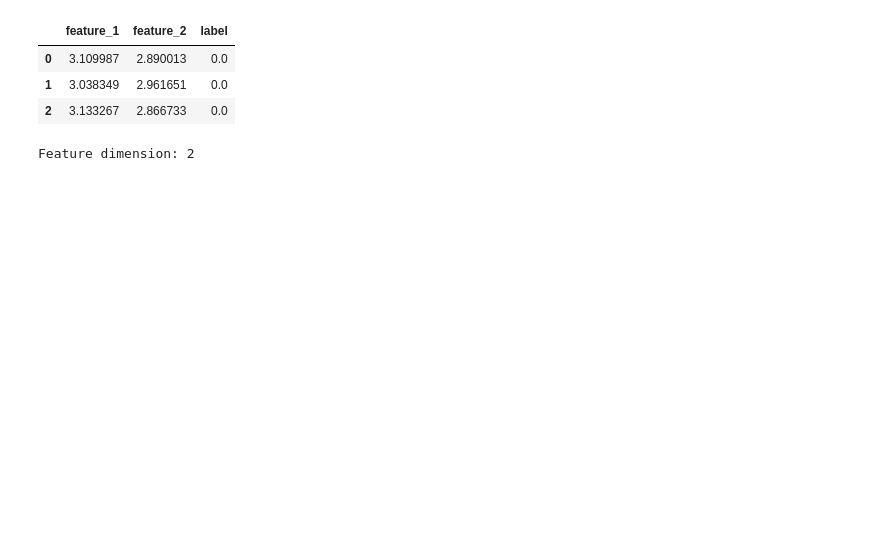
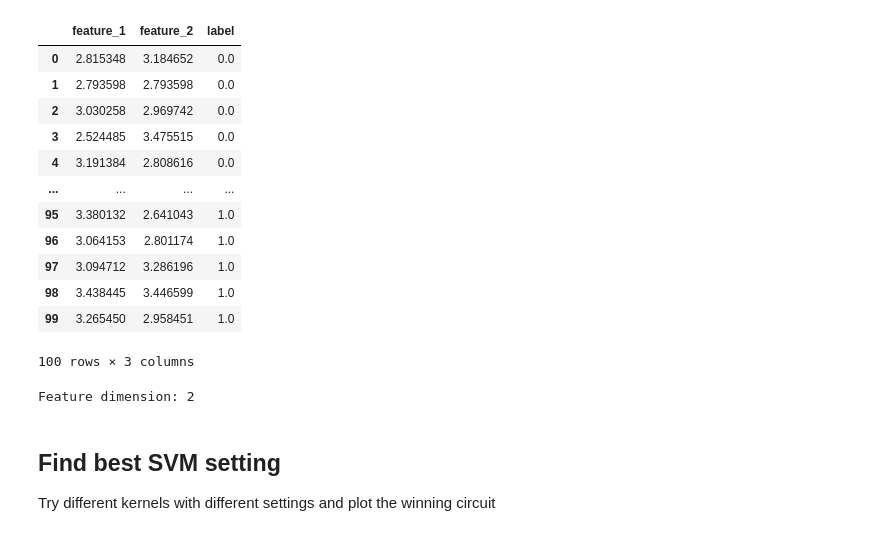
Before and after one commit to lukasbischof/qi-project, a Jupyter notebook: qsvm_custom.ipynb, the cells around one changed output. Cells and saved outputs as stored; diff of their text form; code cells hidden in the pictures; blank space fills up the shorter version.

```diff
--- a/qsvm_custom.ipynb
+++ b/qsvm_custom.ipynb
@@ -12,12 +16,21 @@ from sklearn.model_selection import cross_val_score
 from sklearn.svm import SVC
 # %%
-df = pd.read_csv('datasets/custom_dataset.csv', index_col=0)
-df.head(3)
+df = pd.read_csv('datasets/custom_dataset_100.csv', index_col=0)
+df
 # %% [output]
 |  | feature_1 | feature_2 | label |
-| 0 | 3.109987 | 2.890013 | 0.0 |
-| 1 | 3.038349 | 2.961651 | 0.0 |
-| 2 | 3.133267 | 2.866733 | 0.0 |
+| 0 | 2.815348 | 3.184652 | 0.0 |
+| 1 | 2.793598 | 2.793598 | 0.0 |
+| 2 | 3.030258 | 2.969742 | 0.0 |
+| 3 | 2.524485 | 3.475515 | 0.0 |
+| 4 | 3.191384 | 2.808616 | 0.0 |
+| ... | ... | ... | ... |
+| 95 | 3.380132 | 2.641043 | 1.0 |
+| 96 | 3.064153 | 2.801174 | 1.0 |
+| 97 | 3.094712 | 3.286196 | 1.0 |
+| 98 | 3.438445 | 3.446599 | 1.0 |
+| 99 | 3.265450 | 2.958451 | 1.0 |
+100 rows × 3 columns
 # %%
 feature_dimension = df.shape[1] - 1
 print(f"Feature dimension: {feature_dimension}")
@@ -37,3 +50,7 @@ test_features = test.copy()
 
 train_labels = train_features.pop('label')
 test_labels = test_features.pop('label')
+# %% [markdown]
+## Find best SVM setting
+
+Try different kernels with different settings and plot the winning circuit
```
Also changed, not shown: parts of 27 cells of this notebook, 2 other files.
